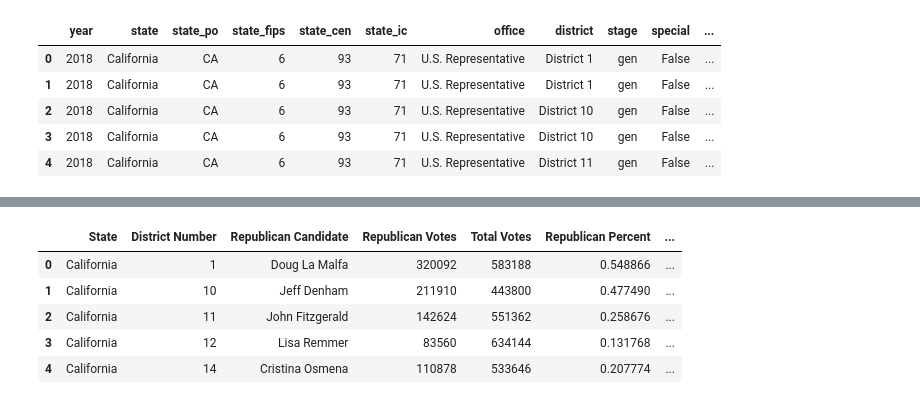
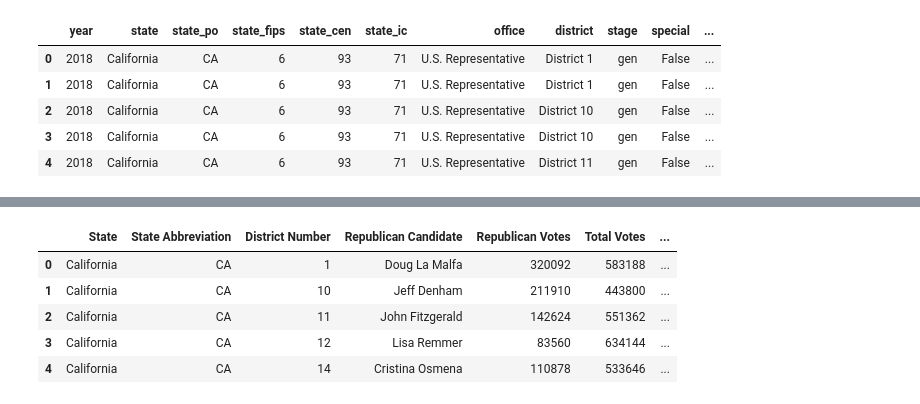
Before and after one commit to megancoggs/ETL-Project, a Jupyter notebook: Election Results 2018/2018_house_data_cleanup.ipynb, the cells around one changed output, grey strips where cells are left out. Saved outputs shown, nothing was run; the diff lists cells and outputs as text; code cells hidden in the pictures.

```diff
--- a/Election Results 2018/2018_election_data_cleanup.ipynb
+++ b/Election Results 2018/2018_house_data_cleanup.ipynb
@@ -25,7 +25,7 @@ house_df.head()
 | 4 | 2018 | California | CA | 6 | 93 | 71 | U.S. Representative | District 11 | gen | False | ... |
 # %%
 # Drop the columns that we don't need
-house_df = house_df.drop(columns=["year", "state_po", "state_fips", "state_cen", "state_ic", "office", "stage", "special", "writein",
+house_df = house_df.drop(columns=["year", "state_fips", "state_cen", "state_ic", "office", "stage", "special", "writein",
                                   "mode", "unofficial", "version"])
 house_df.head()
 # %% [output]
@@ -38,6 +38,6 @@ house_df.head()
 # %%
 # Rename columns
-house_df = house_df.rename(columns={"state": "State", "district": "District Number",
+house_df = house_df.rename(columns={"state": "State", "state_po": "State Abbreviation", "district": "District Number",
                                     "candidate": "Candidate", "party": "Party",
                                     "candidatevotes": "Candidate Votes",
                                     "totalvotes": "Total Votes"
@@ -63,0 +63,4 @@ house_df.head()
+# %%
+# Create new column with unique identifier for state-district
+house_df["Congressional District"] = house_df["State Abbreviation"] + "-" + house_df["District Number"]
+house_df.head()
@@ -75,4 +84,0 @@ house_df.head()
-# %%
-# Create new column with unique identifier for state-district
-house_df["Congressional District"] = house_df["State"] + " " + house_df["District Number"]
-house_df.head()
@@ -132,28 +133,29 @@ democrat_df.head()
 # %%
 # Merge the DataFrames
 
 # Start with Republican + Democrat DataFrames and clean up columns
 house_party_df = pd.merge(republican_df, democrat_df, on="Congressional District")
-house_party_df = house_party_df.rename(columns={"State_x": "State", "District Number_x": "District Number",
+house_party_df = house_party_df.rename(columns={"State_x": "State", "State Abbreviation_x": "State Abbreviation",
+                                                "District Number_x": "District Number",
                                                 "Total Votes_x": "Total Votes"})
-house_party_df = house_party_df.drop(columns=["State_y", "District Number_y", "Total Votes_y"])
+house_party_df = house_party_df.drop(columns=["State_y", "State Abbreviation_y", "District Number_y", "Total Votes_y"])
 
 
 # DISCUSS WITH GROUP - EXCLUDE OTHER???
 # Add Other DataFrame to merged DataFrame and clean up columns
 #house_party_df = pd.merge(house_party_df, other_df, on="Congressional District")
 #house_party_df = house_party_df.rename(columns={"State_x": "State", "District Number_x": "District Number",
 #                                                "Total Votes_x": "Total Votes"})
 #house_party_df = house_party_df.drop(columns=["State_y", "District Number_y", "Total Votes_y"])
 
 house_party_df.head()
 # %% [output]
-|  | State | District Number | Republican Candidate | Republican Votes | Total Votes | Republican Percent | ... |
-| 0 | California | 1 | Doug La Malfa | 320092 | 583188 | 0.548866 | ... |
-| 1 | California | 10 | Jeff Denham | 211910 | 443800 | 0.477490 | ... |
-| 2 | California | 11 | John Fitzgerald | 142624 | 551362 | 0.258676 | ... |
-| 3 | California | 12 | Lisa Remmer | 83560 | 634144 | 0.131768 | ... |
-| 4 | California | 14 | Cristina Osmena | 110878 | 533646 | 0.207774 | ... |
+|  | State | State Abbreviation | District Number | Republican Candidate | Republican Votes | Total Votes | ... |
+| 0 | California | CA | 1 | Doug La Malfa | 320092 | 583188 | ... |
+| 1 | California | CA | 10 | Jeff Denham | 211910 | 443800 | ... |
+| 2 | California | CA | 11 | John Fitzgerald | 142624 | 551362 | ... |
+| 3 | California | CA | 12 | Lisa Remmer | 83560 | 634144 | ... |
+| 4 | California | CA | 14 | Cristina Osmena | 110878 | 533646 | ... |
 # %%
 # Create a column showing the winner
 
```
Also changed, not shown: parts of 13 cells of this notebook, 5 other files.
